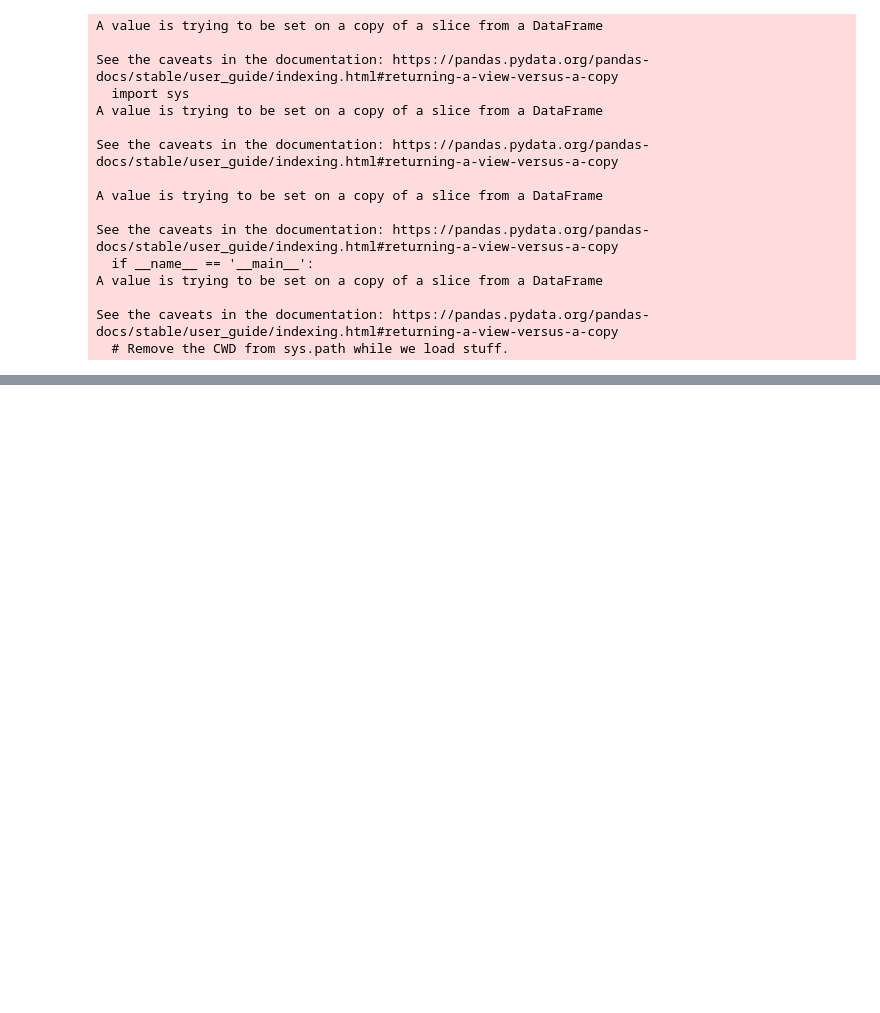
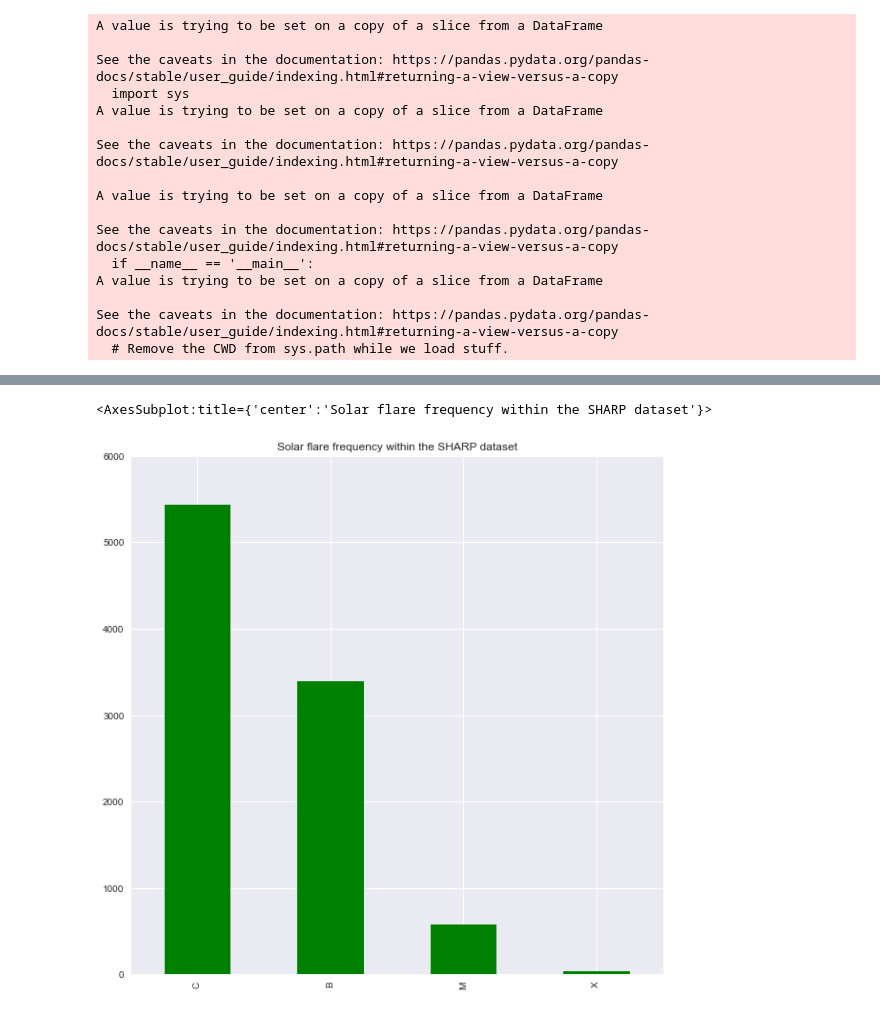
Before and after one commit to arananDev/met-office-project, a Jupyter notebook: Data/Data cleaning and exploration.ipynb, the cells around one changed output, grey strips where cells are left out. Saved outputs shown, nothing was run; the diff lists cells and outputs as text; code cells hidden in the pictures; blank space fills up the shorter version.

```diff
--- a/Data/Data cleaning and exploration.ipynb
+++ b/Data/Data cleaning and exploration.ipynb
@@ -195,6 +214,5 @@ for data, name in zip([data_1, data_c, data_b, data_evolution], ["data_all","dat
 # %%
-#raw_data = pd.read_csv("./Data import/SHARP_data_24.csv")
+raw_data = pd.read_csv("./Data import/SHARP_data_24.csv")
 # for 48 hours:
-raw_data = pd.read_csv("./Data import/SHARP_data_48.csv")
-#raw_data = raw_data.drop(['goes_sat', 'goes_channel',"matchtime" ,"index",'integrated_flux', "event_starttime", "event_peaktime", "event_endtime", 'noaa_ar', 'ID', 'Number','AR issue_date'], axis = 1)
-#raw_data.date = pd.to_datetime(raw_data.date, format = "%Y%m%d")
+#raw_data = pd.read_csv("./Data import/SHARP_data_48.csv")
+raw_data = raw_data.drop(['index', 'Unnamed: 0', 'year', 'month', 'day', 'noaa_ar_no','central_meridian_dist', 'latitude', 'carrington_longitude','corr_whole_spot_area', 'mcintosh', 'LL', 'number_of_spots','greenwich', 'original_central_meridian_dist', 'original_latitude','matchtime','goes_class', 'integrated_flux','noaa_ar', 'event_starttime', 'event_peaktime', 'event_endtime'], axis = 1)
@@ -200,0 +229,14 @@ raw_data = pd.read_csv("./Data import/SHARP_data_48.csv")
+# %%
+# Get rid of missing data
+clean_data = raw_data.dropna(axis = 0, subset=['goes_class_ind']).reset_index()
+clean_data = clean_data.query("goes_class_ind != 'A'")
+print(np.unique(clean_data.goes_class_ind, return_counts = True))
+SHARP_data = clean_data.dropna(axis = 0, subset=['MEANJZH']).reset_index()
+print(np.sum(clean_data.isna()))
+print(np.sum(SHARP_data.isna()))
+print()
+print(np.unique(SHARP_data.goes_class_ind, return_counts = True))
+#print("not a substantial difference in dataset after removing missing data:")
+#print(np.unique(clean_data.goes_class_ind, return_counts = True))
+#print(clean_data.shape)
+#np.sum(clean_data.isna())
@@ -201,3 +261,11 @@ raw_data = pd.read_csv("./Data import/SHARP_data_48.csv")
 # %%
-SHARP_data = raw_data.dropna(axis = 0, subset=['MEANJZH']).reset_index()
-np.sum(SHARP_data.isna())
+plt.style.use('seaborn')
+
+#sns.displot(data=clean_data, x= "MEANSHR", color = "red")
+
+# Solar flare frequency
+plt.ylim((0, 6000))
+SHARP_data['goes_class_ind'].value_counts().plot(kind='bar', figsize=(10,10), title = "Solar flare frequency within the SHARP dataset", color = "g")
+# %% [output]
+<AxesSubplot:title={'center':'Solar flare frequency within the SHARP dataset'}>
+[figure, added]
```
Also changed, not shown: parts of 17 cells of this notebook, 50 other files.
